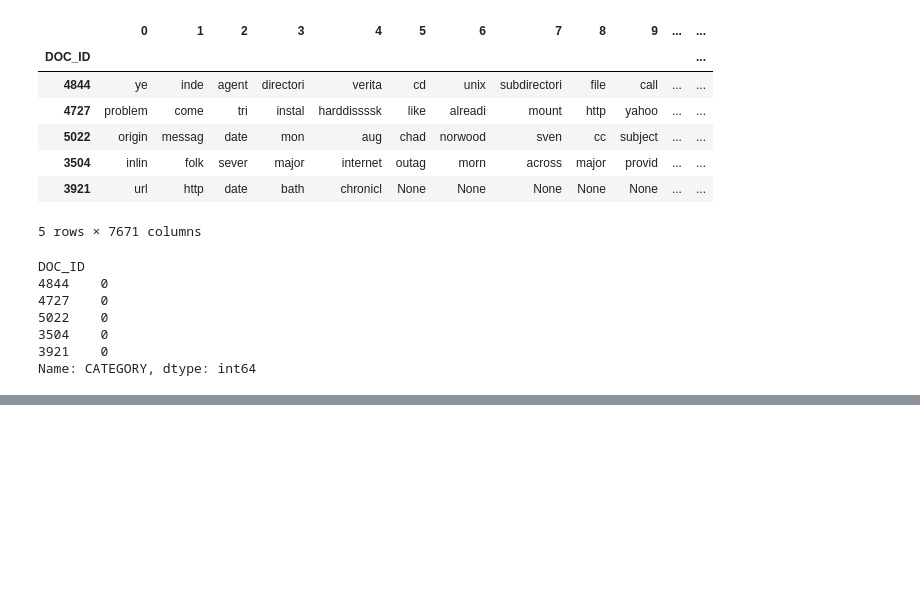
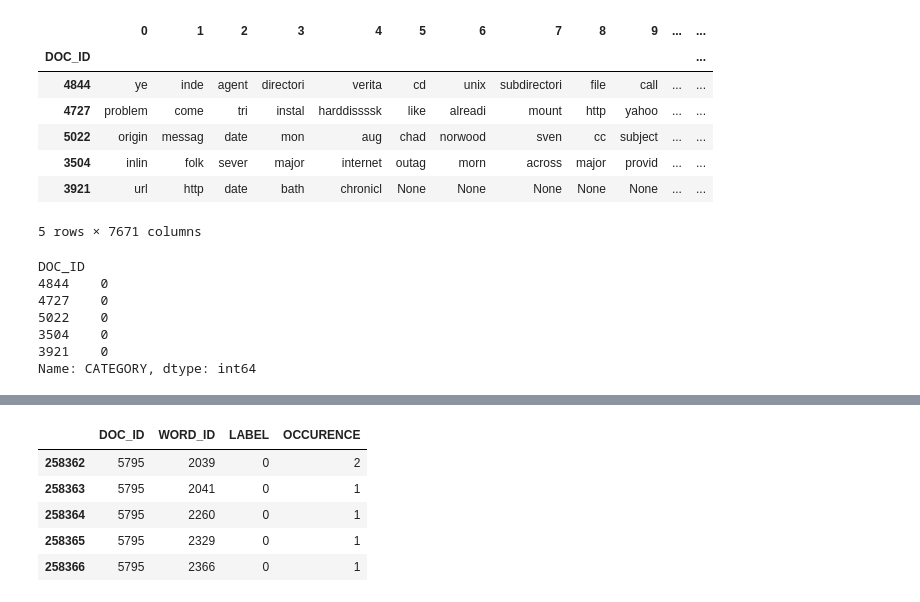
Before and after one commit to ArtakSukiasyan/Machine-Learning_from-scratch, a Jupyter notebook: Spam Email Classifier/Bayes Classifier.ipynb, the cells around one changed output, grey strips where cells are left out. Drawn from its saved outputs; the diff is of its cells as text; code cells hidden in the pictures; blank space fills up the shorter version.

```diff
--- a/Spam Email Classifier/Bayes Classifier.ipynb
+++ b/Spam Email Classifier/Bayes Classifier.ipynb
@@ -890,0 +980,9 @@ Name: CATEGORY, dtype: int64
+# %%
+trained_group.tail()
+# %% [output]
+|  | DOC_ID | WORD_ID | LABEL | OCCURENCE |
+| 258362 | 5795 | 2039 | 0 | 2 |
+| 258363 | 5795 | 2041 | 0 | 1 |
+| 258364 | 5795 | 2260 | 0 | 1 |
+| 258365 | 5795 | 2329 | 0 | 1 |
+| 258366 | 5795 | 2366 | 0 | 1 |
```
Also changed, not shown: parts of 27 cells of this notebook, 2 other files.
